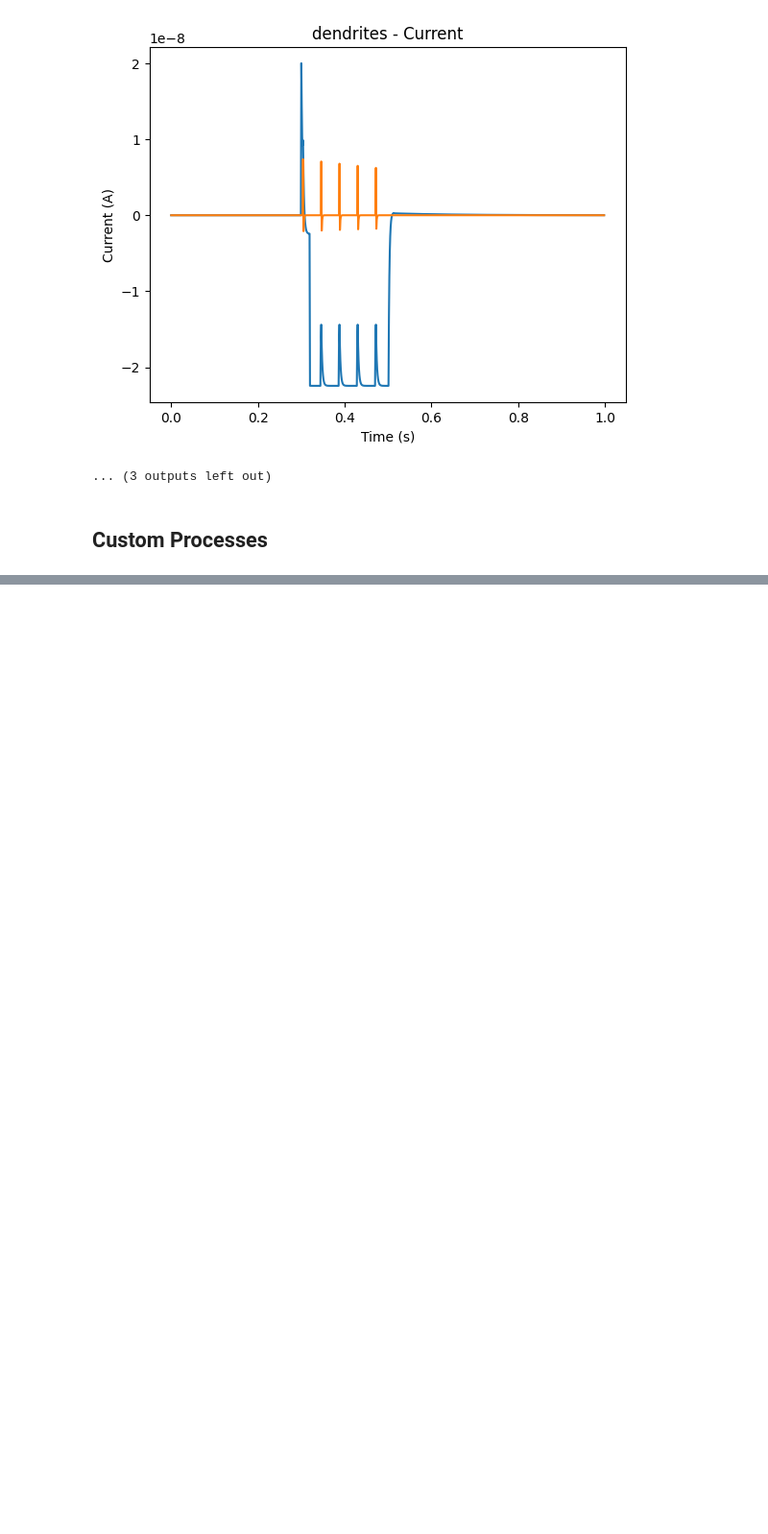
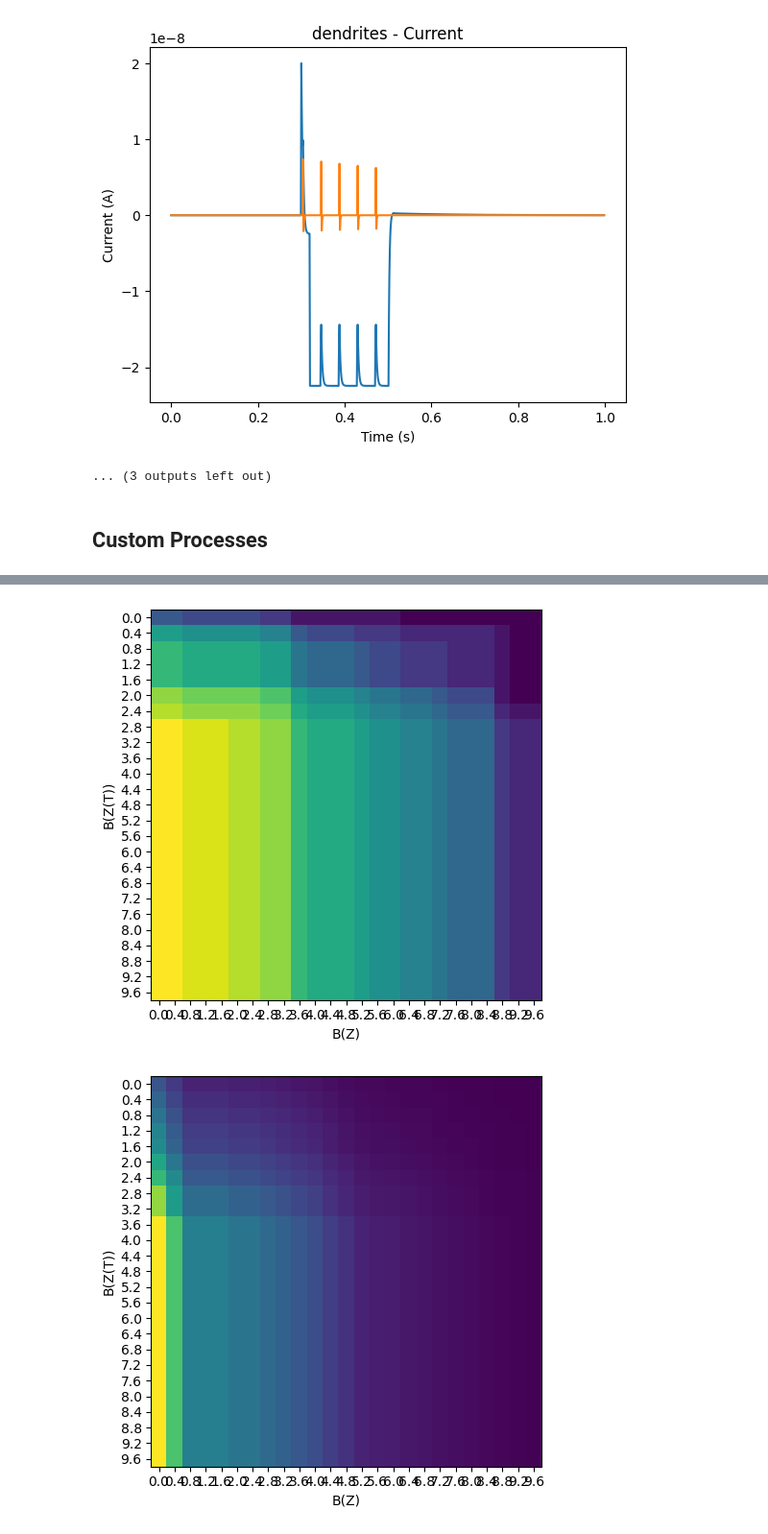
Before and after one commit to teo67/neuro, a Jupyter notebook: Smooth_GNFS.ipynb, the cells around one changed output, grey strips where cells are left out. Shown at 96% size. Cells and saved outputs as stored; diff of their text form; code cells hidden in the pictures; blank space fills up the shorter version.

Commit message:
some graphs

```diff
--- a/Smooth_GNFS.ipynb
+++ b/Smooth_GNFS.ipynb
@@ -481,6 +313,0 @@ print(pow(2102, 2, 9929))
-# %%
-import sympy
-F = sympy.FiniteField(101)
-f = poly(abc.x ** 3 - abc.x + 103, domain=F)
-print(f)
-print(f.pow(12358239587))
@@ -489,0 +453,5 @@ KeyboardInterrupt:
+# %%
+prob2 = GNFSProblemLIF(b_max = 3)
+collected, total_lost = prob2.get_ab_pairs(40)
+print(collected)
+print(total_lost)
@@ -489,0 +573,8 @@ KeyboardInterrupt:
+# %%
+min_Bz = 0
+max_Bz = 10
+min_BzTheta = 0
+max_BzTheta = 10
+increment = 0.4
+
+found_mapping, lost_mapping = sweep_Bs(GNFSProblemLIF(b_max = 1), min_Bz, max_Bz, min_BzTheta, max_BzTheta, increment)
@@ -489,0 +599,29 @@ KeyboardInterrupt:
+# %%
+import matplotlib.pyplot as plt
+import numpy as np
+
+import matplotlib
+import matplotlib as mpl
+
+bz_values = ["{:.1f}".format(i) for i in np.arange(min_Bz, max_Bz, increment)]
+bztheta_values = ["{:.1f}".format(i) for i in np.arange(min_BzTheta, max_BzTheta, increment)]
+found_weight = 125
+diff = {(bz, bztheta): found_mapping[(bz, bztheta)] * found_weight - lost_mapping[(bz, bztheta)] for (bz, bztheta) in found_mapping.keys()}
+for data in found_mapping, lost_mapping, diff:
+    heatmap_data = np.array([v for v in data.values()]).reshape((len(bz_values), len(bztheta_values)))
+
+    fig, ax = plt.subplots()
+    im = ax.imshow(heatmap_data)
+
+    # Show all ticks and label them with the respective list entries
+    ax.set_xticks(np.arange(len(bz_values)), labels=bz_values)
+    ax.set_yticks(np.arange(len(bztheta_values)), labels=bztheta_values)
+
+    plt.xlabel('B(Z)')
+    plt.ylabel('B(Z(T))')
+
+    fig.tight_layout()
+    plt.show()
+# %% [output]
+[figure, added]
+[figure, added]
```
Also changed, not shown: parts of 18 cells of this notebook, 1 other file.
